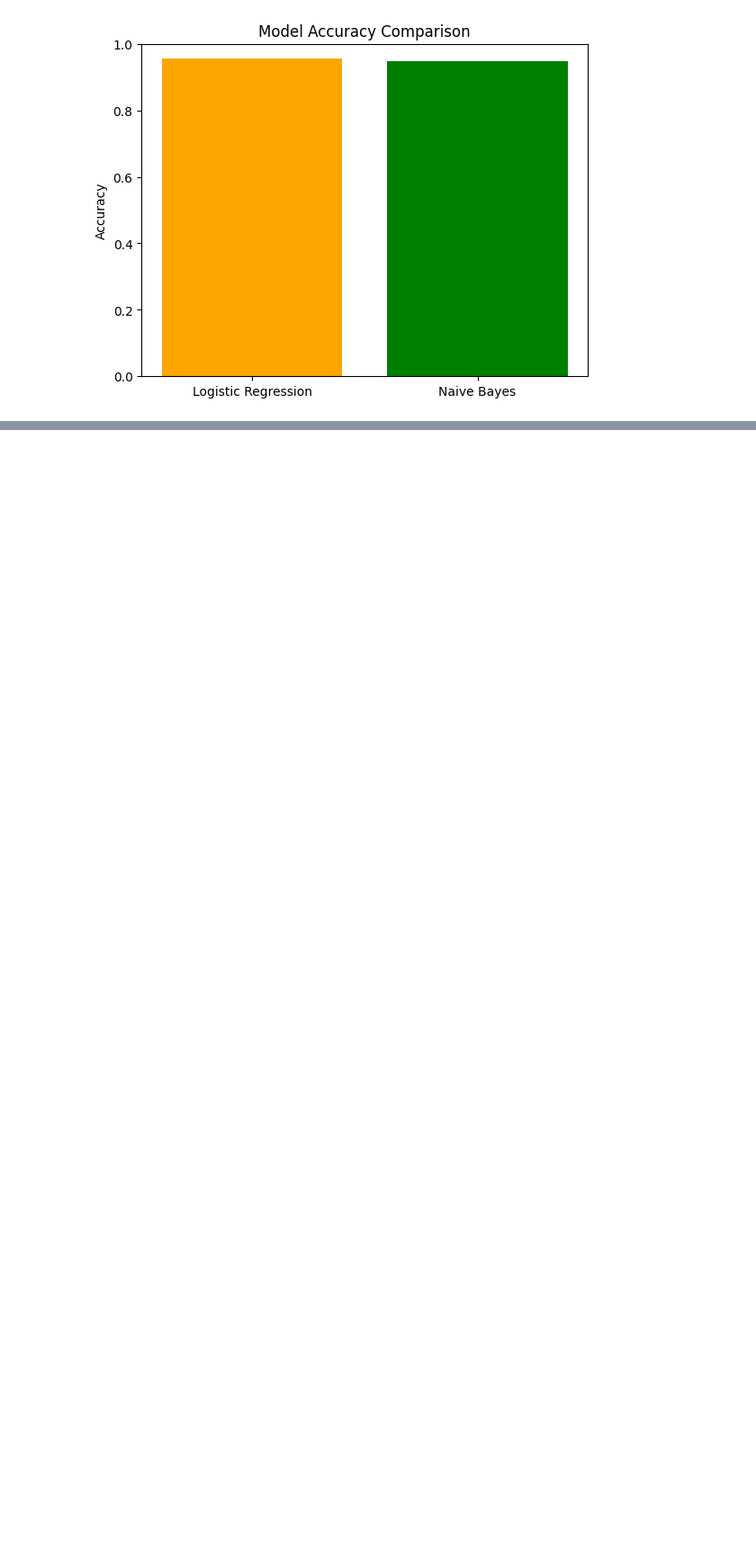
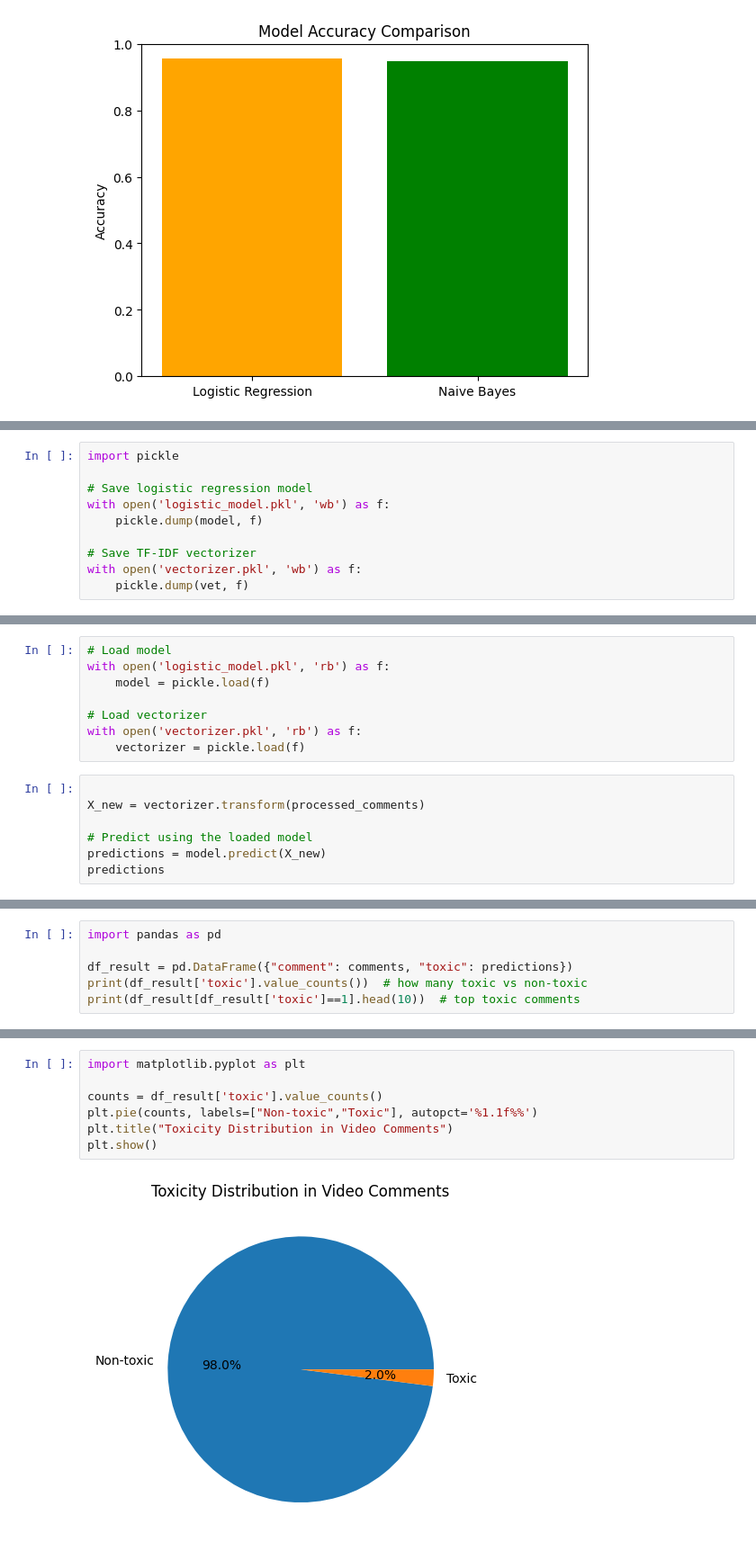
Before and after one commit to MelissaSequeira/Youtube_comment_toxicity_predictor, a Jupyter notebook: code.ipynb, the cells around one changed output, grey strips where cells are left out. Shown at 90% size. Saved outputs shown, nothing was run; the diff lists cells and outputs as text; blank space fills up the shorter version.

```diff
--- a/code.ipynb
+++ b/code.ipynb
@@ -253,0 +266,10 @@ plt.show()
+# %%
+import pickle
+
+# Save logistic regression model
+with open('logistic_model.pkl', 'wb') as f:
+    pickle.dump(model, f)
+
+# Save TF-IDF vectorizer
+with open('vectorizer.pkl', 'wb') as f:
+    pickle.dump(vet, f)
@@ -253,0 +373,15 @@ plt.show()
+# %%
+# Load model
+with open('logistic_model.pkl', 'rb') as f:
+    model = pickle.load(f)
+
+# Load vectorizer
+with open('vectorizer.pkl', 'rb') as f:
+    vectorizer = pickle.load(f)
+# %%
+
+X_new = vectorizer.transform(processed_comments)
+
+# Predict using the loaded model
+predictions = model.predict(X_new)
+predictions
@@ -253,0 +394,6 @@ plt.show()
+# %%
+import pandas as pd
+
+df_result = pd.DataFrame({"comment": comments, "toxic": predictions})
+print(df_result['toxic'].value_counts())  # how many toxic vs non-toxic
+print(df_result[df_result['toxic']==1].head(10))  # top toxic comments
@@ -253,0 +408,9 @@ plt.show()
+# %%
+import matplotlib.pyplot as plt
+
+counts = df_result['toxic'].value_counts()
+plt.pie(counts, labels=["Non-toxic","Toxic"], autopct='%1.1f%%')
+plt.title("Toxicity Distribution in Video Comments")
+plt.show()
+# %% [output]
+[figure, added]
```
Also changed, not shown: parts of 20 cells of this notebook, 4 other files.
